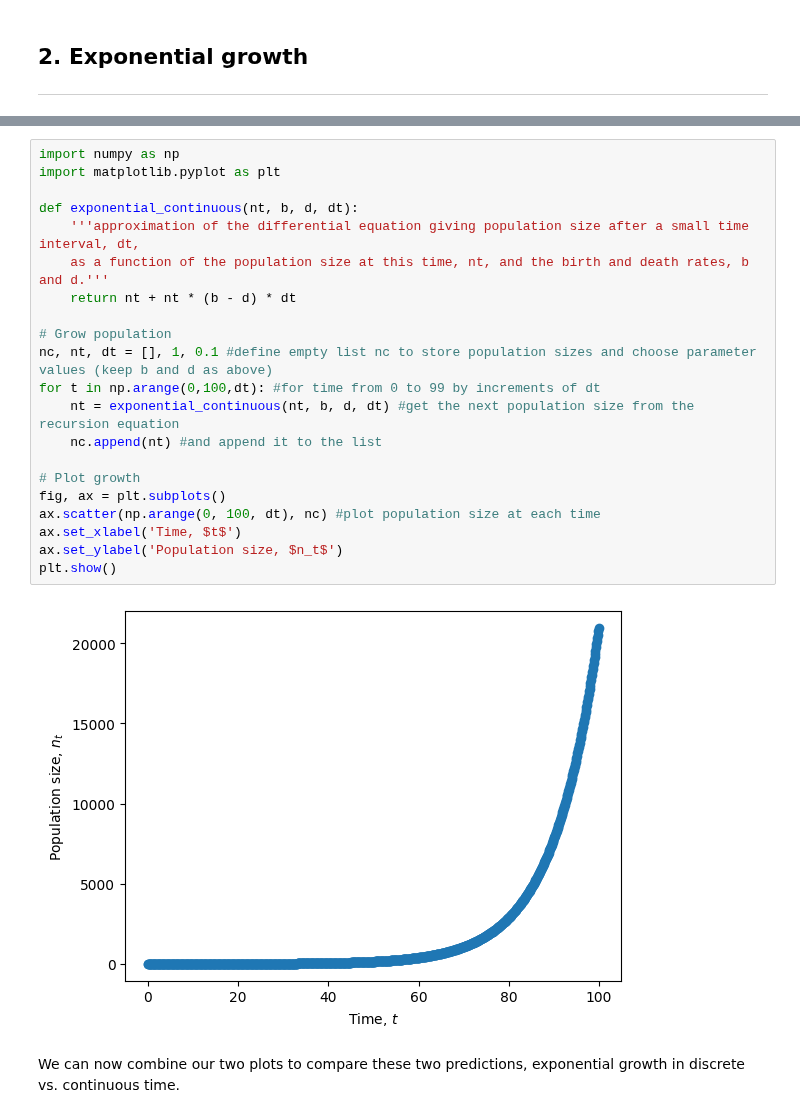
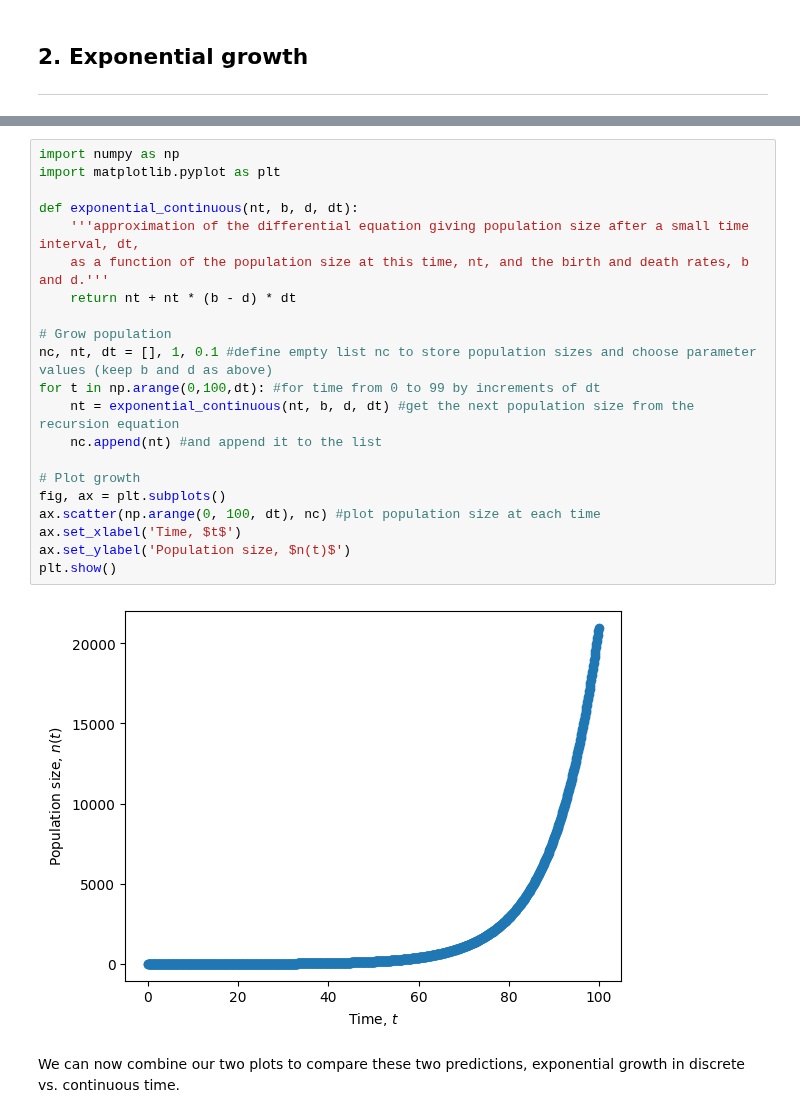
Before and after one commit to osmond-lab/eeb314, a Jupyter notebook: notebooks/lectures/lecture-03.ipynb, the cells around one changed output, grey strips where cells are left out. Cells and saved outputs as stored; diff of their text form.

```diff
--- a/notebooks/lectures/lecture-03.ipynb
+++ b/notebooks/lectures/lecture-03.ipynb
@@ -120,26 +120,26 @@ Let's also plot these dynamics.
 # %%
 import numpy as np
 import matplotlib.pyplot as plt
 
 def exponential_continuous(nt, b, d, dt):
     '''approximation of the differential equation giving population size after a small time interval, dt,
     as a function of the population size at this time, nt, and the birth and death rates, b and d.'''
     return nt + nt * (b - d) * dt
 
 # Grow population
 nc, nt, dt = [], 1, 0.1 #define empty list nc to store population sizes and choose parameter values (keep b and d as above)
 for t in np.arange(0,100,dt): #for time from 0 to 99 by increments of dt
     nt = exponential_continuous(nt, b, d, dt) #get the next population size from the recursion equation
     nc.append(nt) #and append it to the list
 
 # Plot growth
 fig, ax = plt.subplots()
 ax.scatter(np.arange(0, 100, dt), nc) #plot population size at each time
 ax.set_xlabel('Time, $t$')
-ax.set_ylabel('Population size, $n_t$')
+ax.set_ylabel('Population size, $n(t)$')
 plt.show()
 # %% [output]
-[figure, old version]
+[figure, new version]
 # %% [markdown]
 We can now combine our two plots to compare these two predictions, exponential growth in discrete vs. continuous time.
 # %%
```
Also changed, not shown: parts of 11 cells of this notebook, 23 other files.
